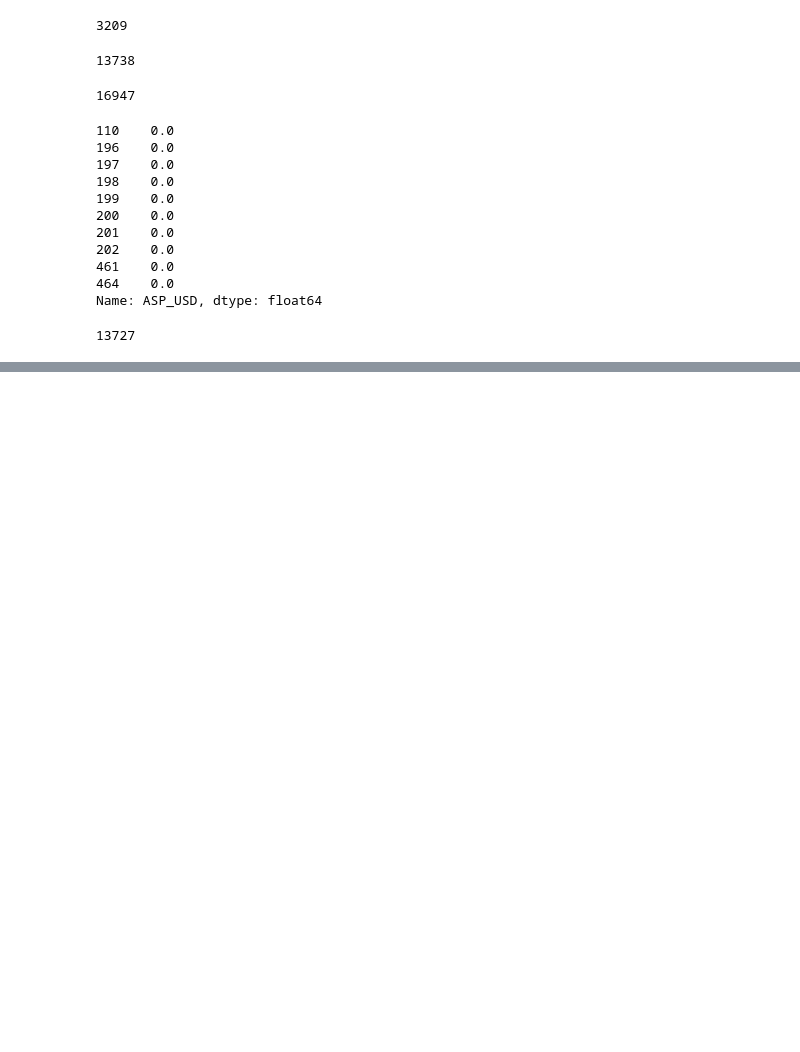
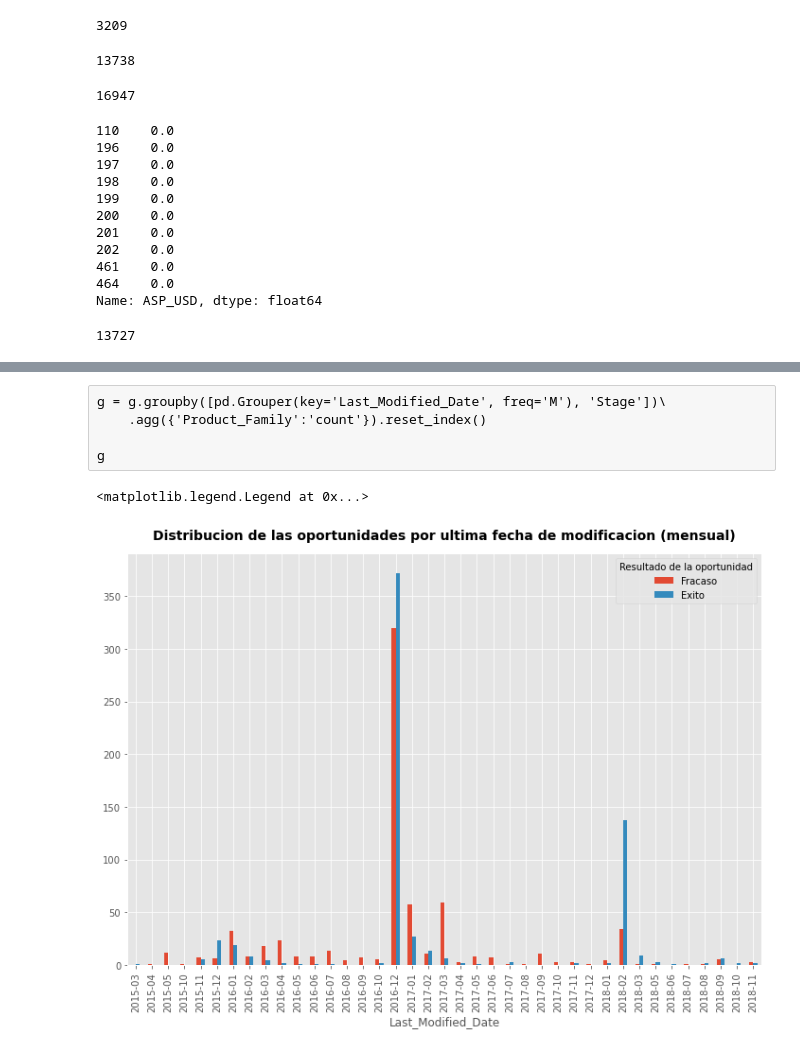
Before and after one commit to felipegonzalez2112/tp-2020-orga-datos, a Jupyter notebook: AnalisisTP1-SanchezNico.ipynb, the cells around one changed output, grey strips where cells are left out. Drawn from its saved outputs; the diff is of its cells as text; code cells hidden in the pictures; blank space fills up the shorter version.

```diff
--- a/AnalisisTP1-SanchezNico.ipynb
+++ b/AnalisisTP1-SanchezNico.ipynb
@@ -571,0 +664,3 @@ mayores
+# %%
+g = df.loc[:,['Last_Modified_Date', 'Product_Family', 'Stage']]
+g
@@ -571,0 +696,21 @@ mayores
+# %%
+g = g.loc[g['Product_Family'] == 'Product_Family_77']
+values = ['Closed Won', 'Closed Lost']
+g = g.loc[g['Stage'].isin(values)]
+g = g.drop(columns='Product_Family')
+# %% [raw]
+g = g.groupby([pd.Grouper(key='Last_Modified_Date', freq='M'), 'Stage'])\
+    .agg({'Product_Family':'count'}).reset_index()
+
+g
+# %%
+g.groupby([g['Last_Modified_Date'].dt.to_period('M'), 'Stage']).count().unstack()\
+.plot(kind='bar', figsize=(12,8))
+plt.title('Distribucion de las oportunidades por ultima fecha de modificacion (mensual)', size=14, y=1.02,\
+             fontweight ='bold')
+#plt.xlabel('Moneda')
+#plt.ylabel('Precio promedio de venta')
+plt.legend(title='Resultado de la oportunidad', labels=['Fracaso','Exito'])
+# %% [output]
+<matplotlib.legend.Legend at 0x...>
+[figure, added]
```
Also changed, not shown: parts of 44 cells of this notebook.
